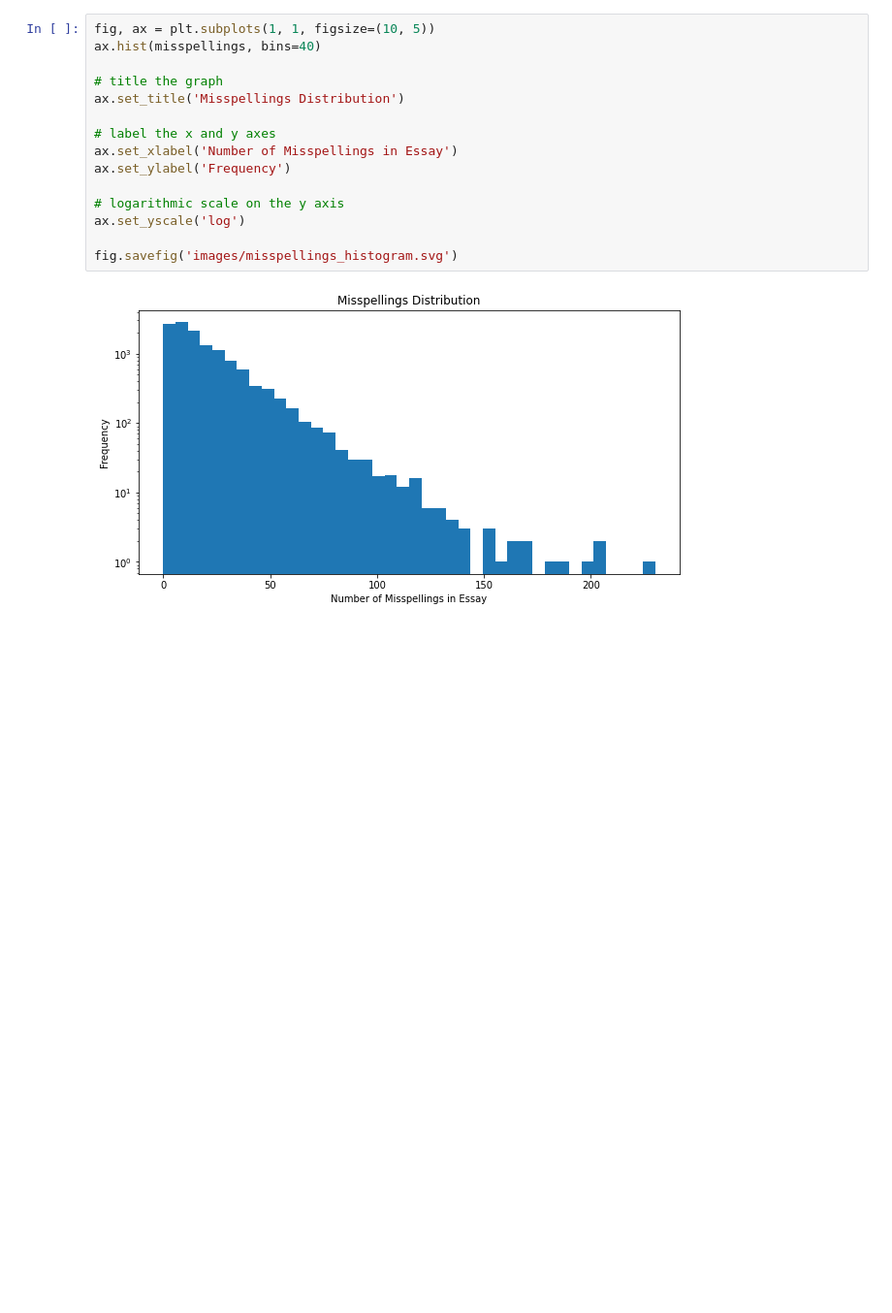
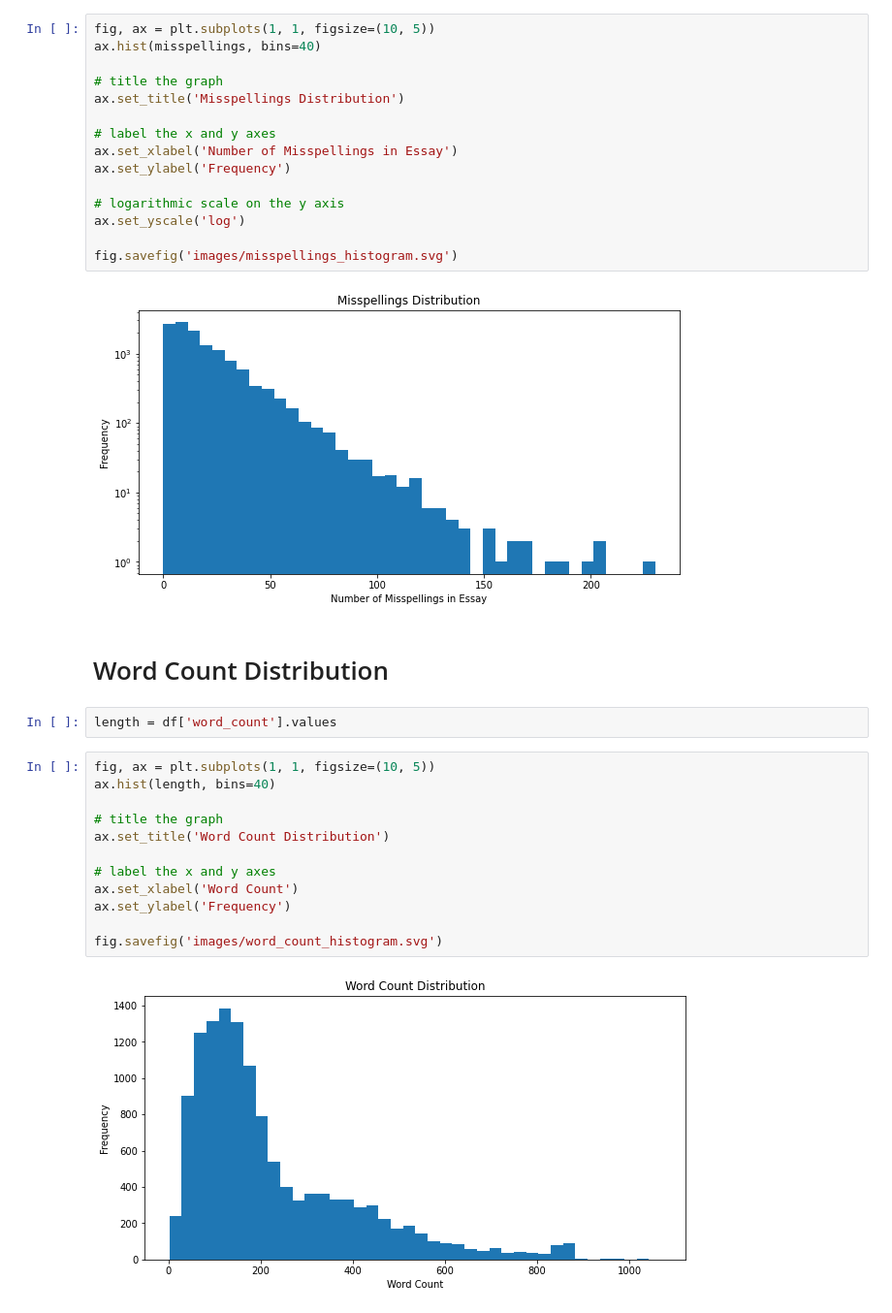
Before and after one commit to Nazarshia2889/AutomatedEssayGrader, a Jupyter notebook: notebooks/visualize.ipynb, the cells around one changed output. Shown: that part at 97% size. Drawn from its saved outputs; the diff is of its cells as text; blank space fills up the shorter version.

```diff
--- a/notebooks/visualize.ipynb
+++ b/notebooks/visualize.ipynb
@@ -122,3 +117,21 @@ ax.set_yscale('log')
 fig.savefig('images/misspellings_histogram.svg')
 # %% [output]
 [figure]
+# %% [markdown]
+# Word Count Distribution
+# %%
+length = df['word_count'].values
+# %%
+fig, ax = plt.subplots(1, 1, figsize=(10, 5))
+ax.hist(length, bins=40)
+
+# title the graph
+ax.set_title('Word Count Distribution')
+
+# label the x and y axes
+ax.set_xlabel('Word Count')
+ax.set_ylabel('Frequency')
+
+fig.savefig('images/word_count_histogram.svg')
+# %% [output]
+[figure, added]
```
Also changed, not shown: parts of 3 cells of this notebook, 8 other files.
